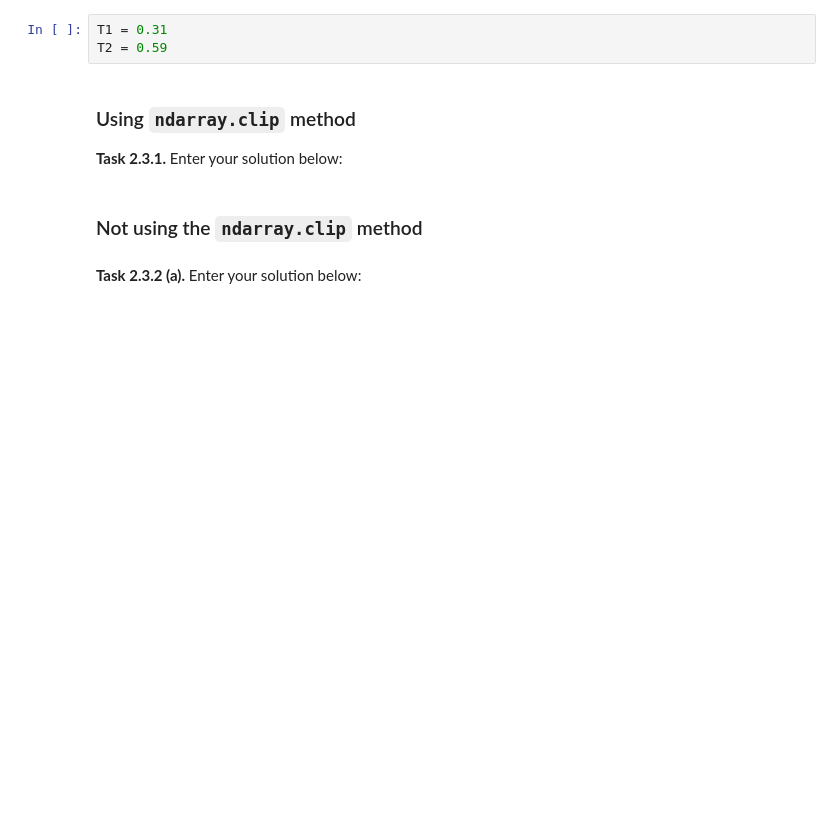
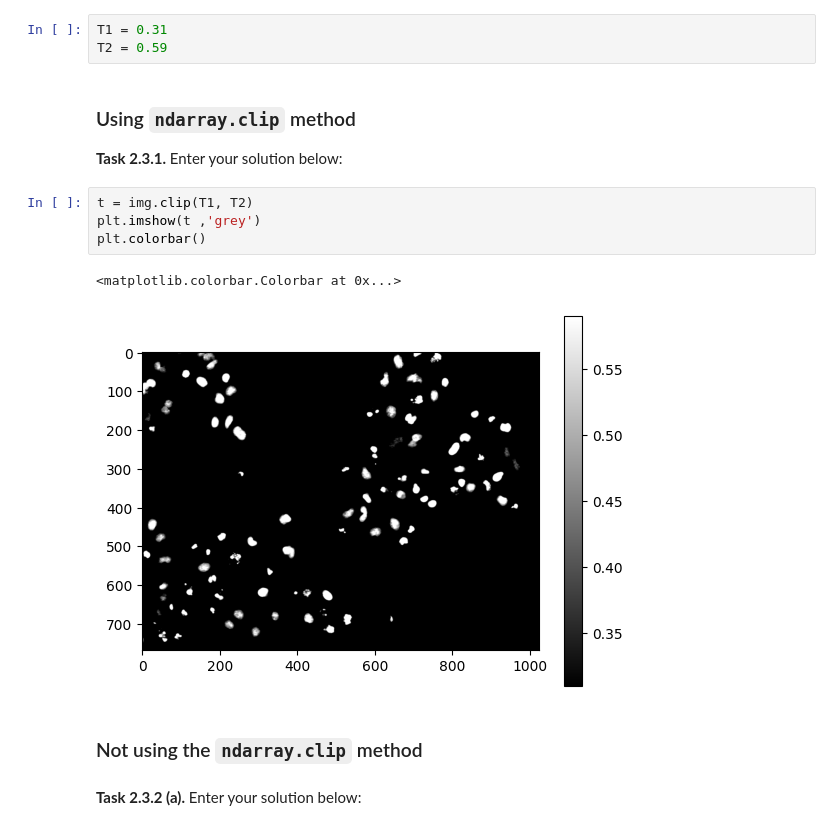
Before and after one commit to UweBuchwaldo/mobi-fs3-python, a Jupyter notebook: task2.ipynb, the cells around one changed output. Drawn from its saved outputs; the diff is of its cells as text; blank space fills up the shorter version.

```diff
--- a/task2.ipynb
+++ b/task2.ipynb
@@ -46,6 +46,13 @@ T2 = 0.59
 ### Using `ndarray.clip` method
 
 **<a id="#">Task 2.3.1.</a>** Enter your solution below:
+# %%
+t = img.clip(T1, T2)
+plt.imshow(t ,'grey')
+plt.colorbar()
+# %% [output]
+<matplotlib.colorbar.Colorbar at 0x...>
+[figure, added]
 # %% [markdown]
 ### Not using the `ndarray.clip` method
 # %% [markdown]
```
Also changed, not shown: parts of 2 cells of this notebook, 1 other file.
